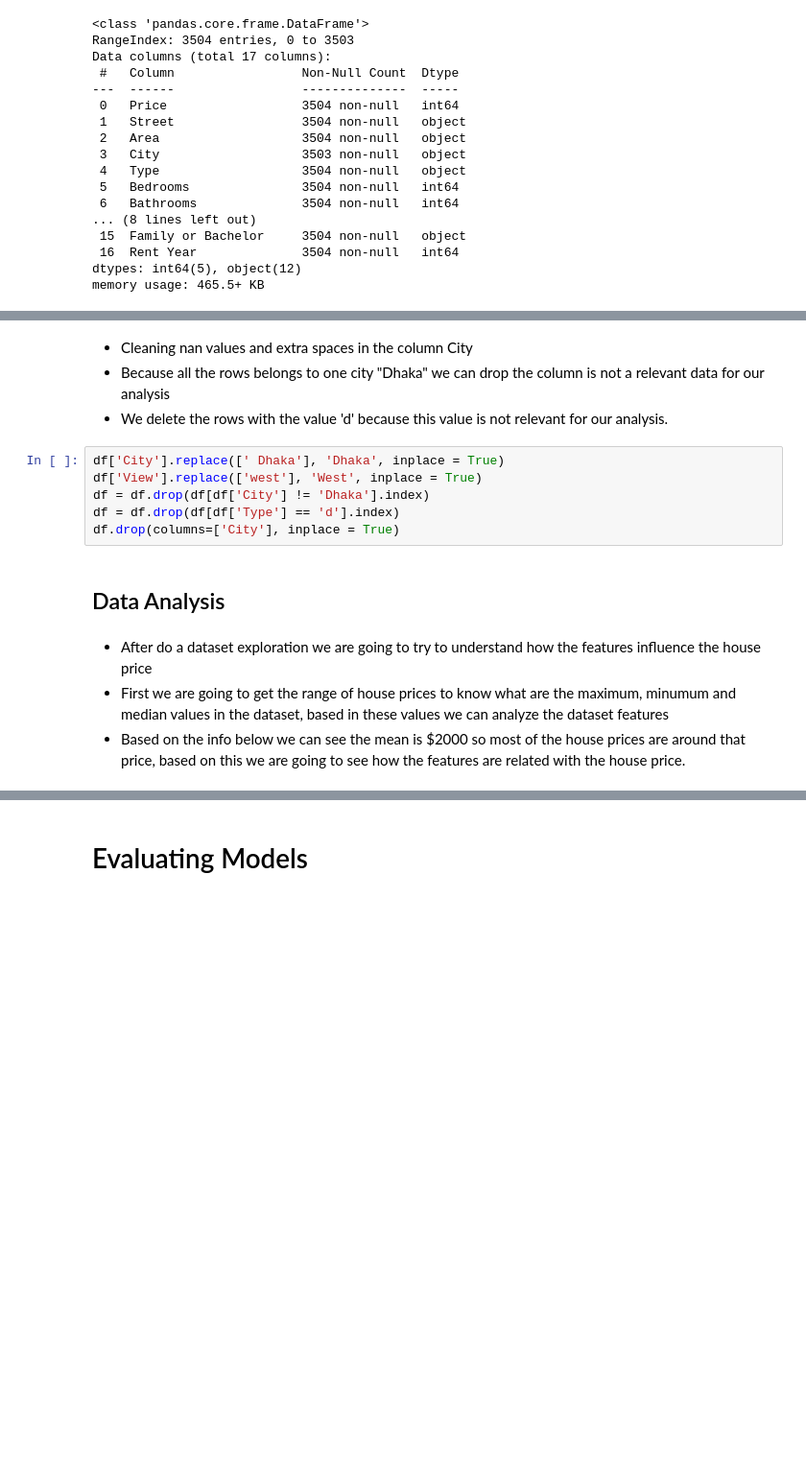
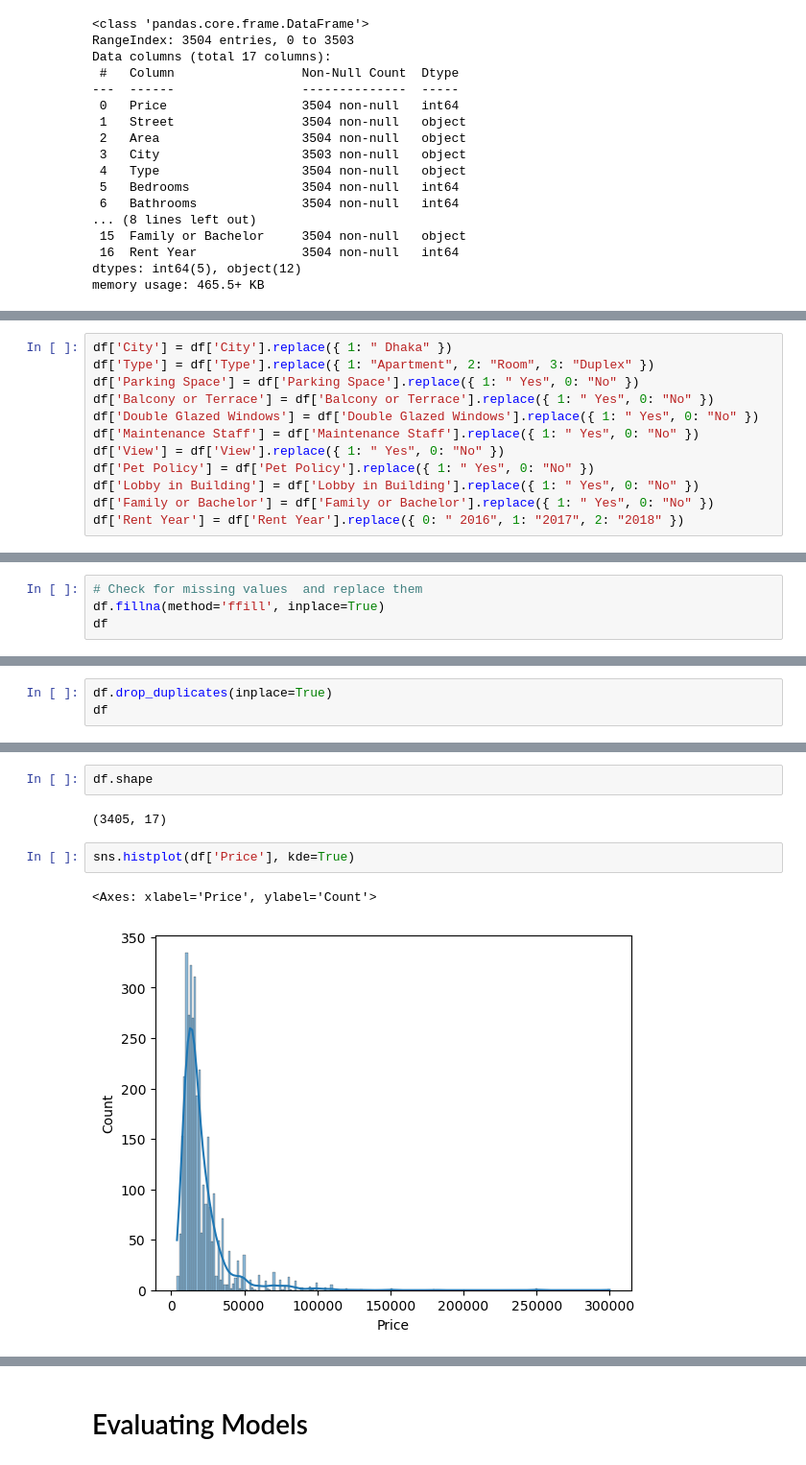
Before and after one commit to jhonnovax/House-Price-Prediction, a Jupyter notebook: house-price-prediction.ipynb, the cells around one changed output, grey strips where cells are left out. Shown at 96% size. Cells and saved outputs as stored; diff of their text form; blank space fills up the shorter version.

Commit message:
Refactored logic fot EDA, including removing outliers and distribution charts

```diff
--- a/house-price-prediction.ipynb
+++ b/house-price-prediction.ipynb
@@ -56,0 +173,12 @@ memory usage: 465.5+ KB
+# %%
+df['City'] = df['City'].replace({ 1: " Dhaka" })
+df['Type'] = df['Type'].replace({ 1: "Apartment", 2: "Room", 3: "Duplex" })
+df['Parking Space'] = df['Parking Space'].replace({ 1: " Yes", 0: "No" })
+df['Balcony or Terrace'] = df['Balcony or Terrace'].replace({ 1: " Yes", 0: "No" })
+df['Double Glazed Windows'] = df['Double Glazed Windows'].replace({ 1: " Yes", 0: "No" })
+df['Maintenance Staff'] = df['Maintenance Staff'].replace({ 1: " Yes", 0: "No" })
+df['View'] = df['View'].replace({ 1: " Yes", 0: "No" })
+df['Pet Policy'] = df['Pet Policy'].replace({ 1: " Yes", 0: "No" })
+df['Lobby in Building'] = df['Lobby in Building'].replace({ 1: " Yes", 0: "No" })
+df['Family or Bachelor'] = df['Family or Bachelor'].replace({ 1: " Yes", 0: "No" })
+df['Rent Year'] = df['Rent Year'].replace({ 0: " 2016", 1: "2017", 2: "2018" })
@@ -56,0 +198,4 @@ memory usage: 465.5+ KB
+# %%
+# Check for missing values  and replace them
+df.fillna(method='ffill', inplace=True)
+df
@@ -56,0 +232,3 @@ memory usage: 465.5+ KB
+# %%
+df.drop_duplicates(inplace=True)
+df
@@ -152,16 +283,9 @@ Name: count, dtype: int64
-# %% [markdown]
-- Cleaning nan values and extra spaces in the column City
-- Because all the rows belongs to one city "Dhaka" we can drop the column is not a relevant data for our analysis
-- We delete the rows with the value 'd' because this value is not relevant for our analysis.
-# %%
-df['City'].replace([' Dhaka'], 'Dhaka', inplace = True)
-df['View'].replace(['west'], 'West', inplace = True)
-df = df.drop(df[df['City'] != 'Dhaka'].index)
-df = df.drop(df[df['Type'] == 'd'].index)
-df.drop(columns=['City'], inplace = True)
-# %% [markdown]
-## Data Analysis
-# %% [markdown]
-- After do a dataset exploration we are going to try to understand how the features influence the house price
-- First we are going to get the range of house prices to know what are the maximum, minumum and median values in the dataset, based in these values we can analyze the dataset features
-- Based on the info below we can see the mean is $2000 so most of the house prices are around that price, based on this we are going to see how the features are related with the house price.
+# %%
+df.shape
+# %% [output]
+(3405, 17)
+# %%
+sns.histplot(df['Price'], kde=True)
+# %% [output]
+<Axes: xlabel='Price', ylabel='Count'>
+[figure, added]
```
Also changed, not shown: parts of 70 cells of this notebook.
